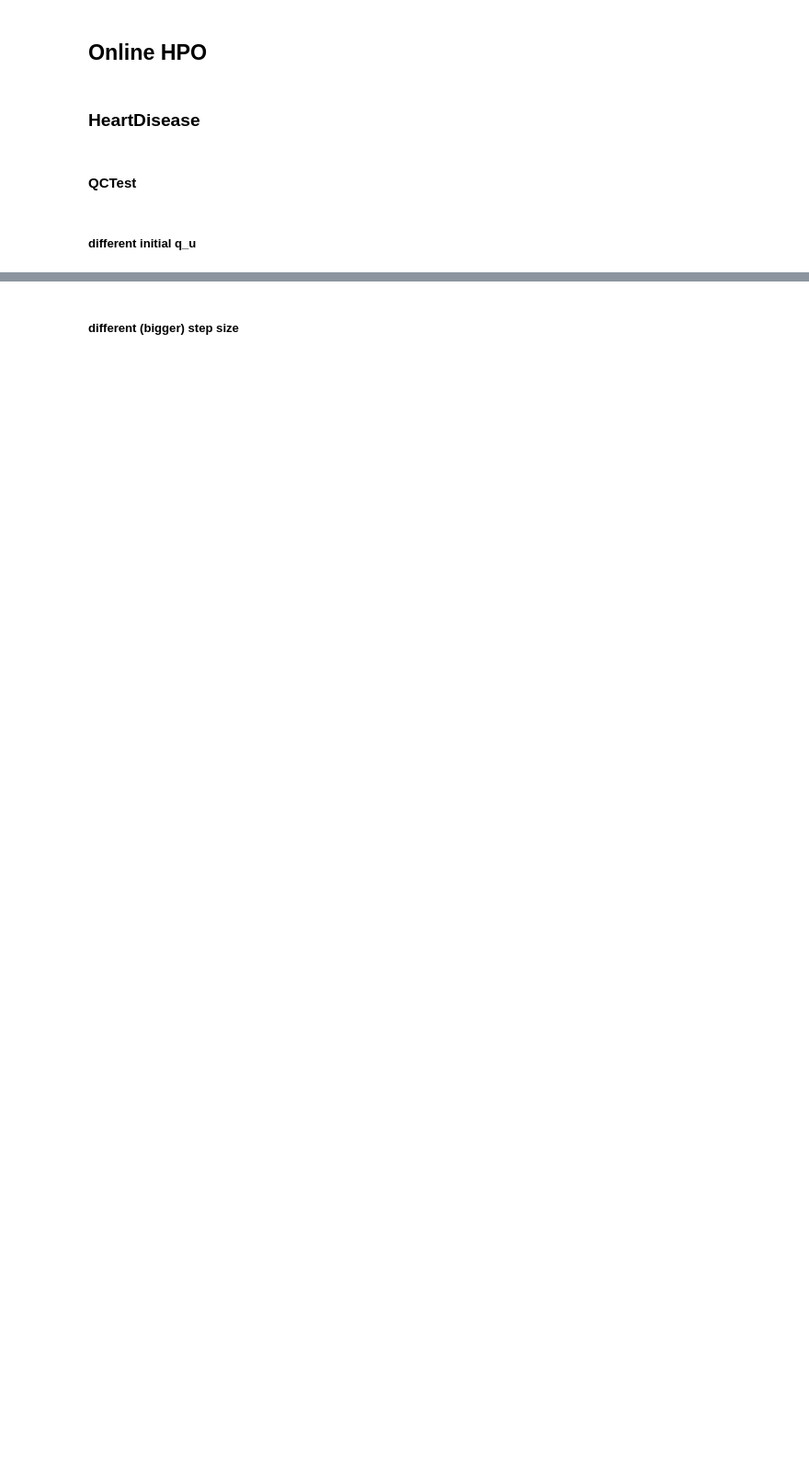
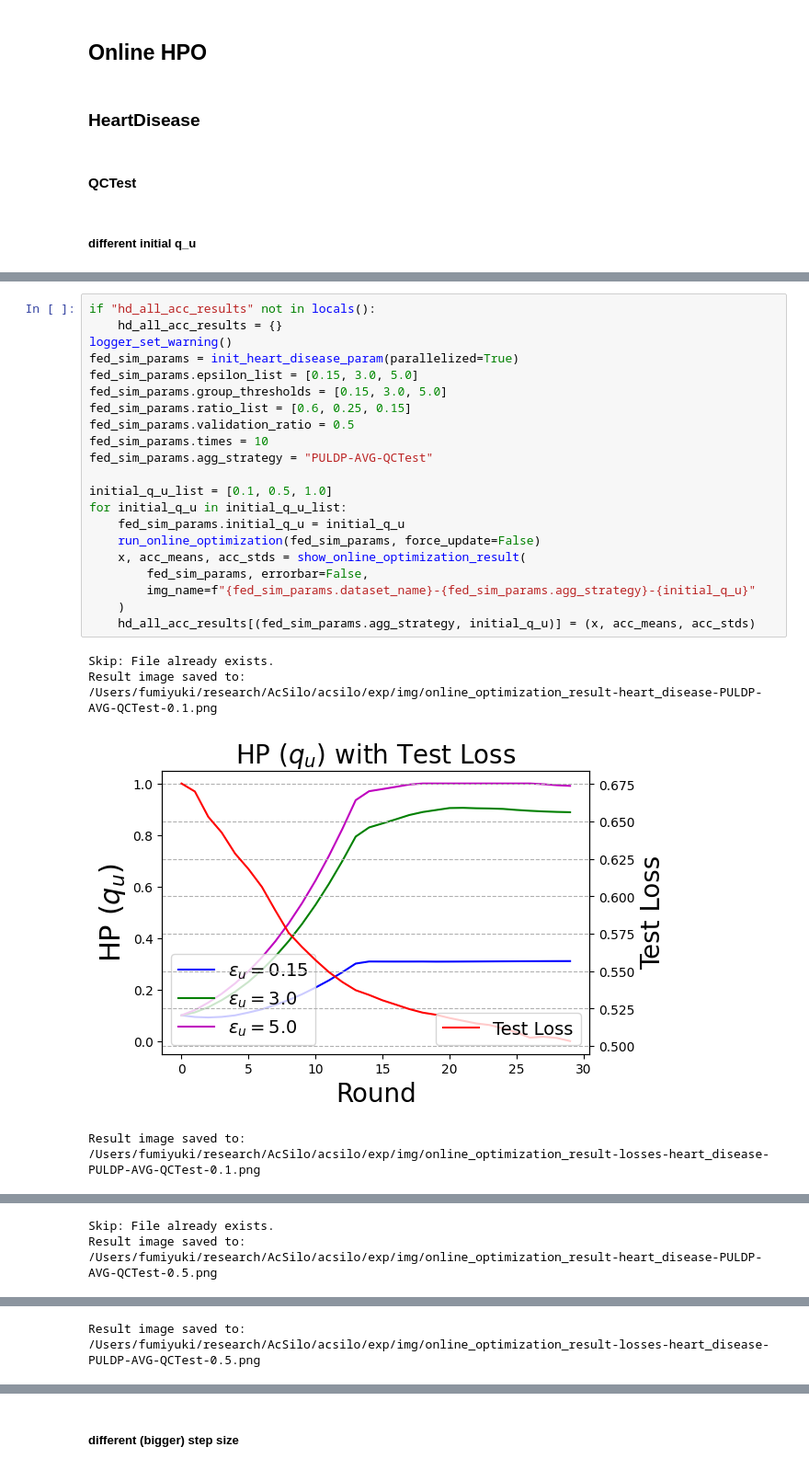
Before and after one commit to FumiyukiKato/uldp-fl, a Jupyter notebook: exp/puldp_exp copy.ipynb, the cells around one changed output, grey strips where cells are left out. Shown at 92% size. Drawn from its saved outputs; the diff is of its cells as text; blank space fills up the shorter version.

```diff
--- a/exp/puldp_exp copy.ipynb
+++ b/exp/puldp_exp copy.ipynb
@@ -354,0 +190,26 @@ Result image saved to: /Users/fumiyuki/research/AcSilo/acsilo/exp/img/online_opt
+# %%
+if "hd_all_acc_results" not in locals():
+    hd_all_acc_results = {}
+logger_set_warning()
+fed_sim_params = init_heart_disease_param(parallelized=True)
+fed_sim_params.epsilon_list = [0.15, 3.0, 5.0]
+fed_sim_params.group_thresholds = [0.15, 3.0, 5.0]
+fed_sim_params.ratio_list = [0.6, 0.25, 0.15]
+fed_sim_params.validation_ratio = 0.5
+fed_sim_params.times = 10
+fed_sim_params.agg_strategy = "PULDP-AVG-QCTest"
+
+initial_q_u_list = [0.1, 0.5, 1.0]
+for initial_q_u in initial_q_u_list:
+    fed_sim_params.initial_q_u = initial_q_u
+    run_online_optimization(fed_sim_params, force_update=False)
+    x, acc_means, acc_stds = show_online_optimization_result(
+        fed_sim_params, errorbar=False,
+        img_name=f"{fed_sim_params.dataset_name}-{fed_sim_params.agg_strategy}-{initial_q_u}"
+    )
+    hd_all_acc_results[(fed_sim_params.agg_strategy, initial_q_u)] = (x, acc_means, acc_stds)
+# %% [output]
+Skip: File already exists.
+Result image saved to: /Users/fumiyuki/research/AcSilo/acsilo/exp/img/online_optimization_result-heart_disease-PULDP-AVG-QCTest-0.1.png
+[figure, added]
+Result image saved to: /Users/fumiyuki/research/AcSilo/acsilo/exp/img/online_optimization_result-losses-heart_disease-PULDP-AVG-QCTest-0.1.png
@@ -354,0 +217,2 @@ Result image saved to: /Users/fumiyuki/research/AcSilo/acsilo/exp/img/online_opt
+Skip: File already exists.
+Result image saved to: /Users/fumiyuki/research/AcSilo/acsilo/exp/img/online_optimization_result-heart_disease-PULDP-AVG-QCTest-0.5.png
@@ -354,0 +220 @@ Result image saved to: /Users/fumiyuki/research/AcSilo/acsilo/exp/img/online_opt
+Result image saved to: /Users/fumiyuki/research/AcSilo/acsilo/exp/img/online_optimization_result-losses-heart_disease-PULDP-AVG-QCTest-0.5.png
```
Also changed, not shown: parts of 33 cells of this notebook, 8 other files.
